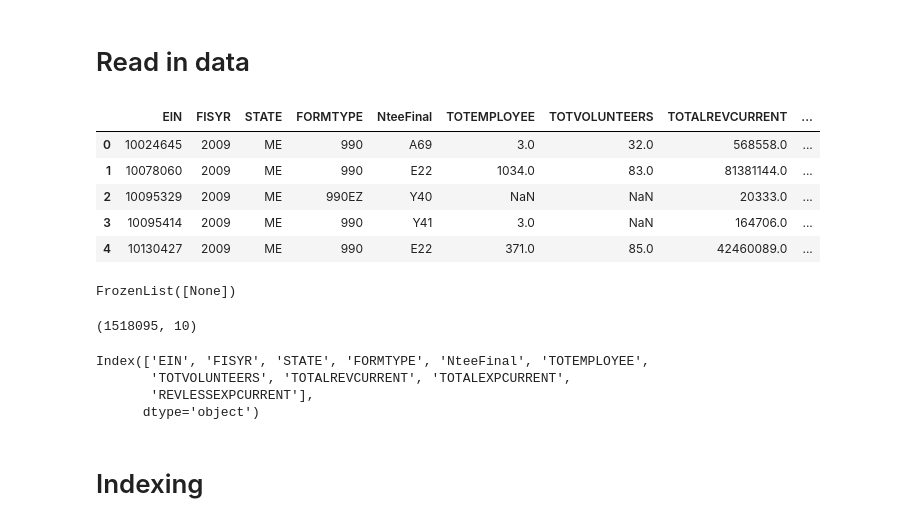
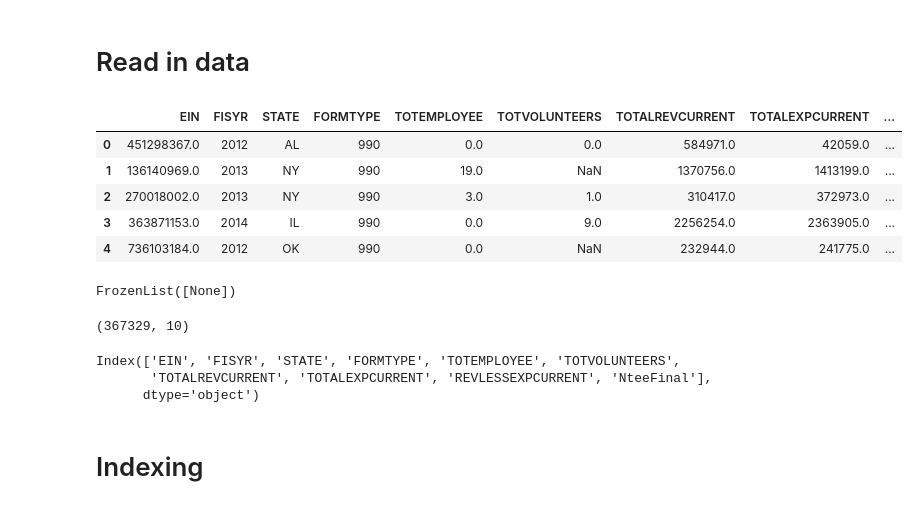
Before and after one commit to datakind/datadive-gates92y-proj3-form990, a Jupyter notebook: Operational Volatility Analysis-rev.ipynb, the cells around one changed output. Drawn from its saved outputs; the diff is of its cells as text; code cells hidden in the pictures.

```diff
--- a/Operational Volatility Analysis-rev.ipynb
+++ b/Operational Volatility Analysis-rev.ipynb
@@ -7,22 +7,22 @@ pd.set_option('display.max_columns', None)
 # %% [markdown]
 # Read in data
 # %%
-filesample = 'Sample_Program_Service_Data.csv'
+filesample = 'FinancialDataSampleSet2010to2015.csv'
 filefull = 'Full990Efile+Operational+Data+2009+to+2015.csv'
 
 #datasample = pd.read_csv(filesample, encoding='cp1252')
 
-datafull = pd.read_csv(filefull, encoding='cp1252',
+datafull = pd.read_csv(filesample, encoding='cp1252',
                        usecols=['EIN','STATE','FISYR','TOTALREVCURRENT','TOTALEXPCURRENT', 'FORMTYPE', 'NteeFinal',
                                'TOTEMPLOYEE', 'TOTVOLUNTEERS', 'REVLESSEXPCURRENT'])
 datafull.head()
 # %% [output]
-|  | EIN | FISYR | STATE | FORMTYPE | NteeFinal | TOTEMPLOYEE | TOTVOLUNTEERS | TOTALREVCURRENT | ... |
-| 0 | 10024645 | 2009 | ME | 990 | A69 | 3.0 | 32.0 | 568558.0 | ... |
-| 1 | 10078060 | 2009 | ME | 990 | E22 | 1034.0 | 83.0 | 81381144.0 | ... |
-| 2 | 10095329 | 2009 | ME | 990EZ | Y40 | NaN | NaN | 20333.0 | ... |
-| 3 | 10095414 | 2009 | ME | 990 | Y41 | 3.0 | NaN | 164706.0 | ... |
-| 4 | 10130427 | 2009 | ME | 990 | E22 | 371.0 | 85.0 | 42460089.0 | ... |
+|  | EIN | FISYR | STATE | FORMTYPE | TOTEMPLOYEE | TOTVOLUNTEERS | TOTALREVCURRENT | TOTALEXPCURRENT | ... |
+| 0 | 451298367.0 | 2012 | AL | 990 | 0.0 | 0.0 | 584971.0 | 42059.0 | ... |
+| 1 | 136140969.0 | 2013 | NY | 990 | 19.0 | NaN | 1370756.0 | 1413199.0 | ... |
+| 2 | 270018002.0 | 2013 | NY | 990 | 3.0 | 1.0 | 310417.0 | 372973.0 | ... |
+| 3 | 363871153.0 | 2014 | IL | 990 | 0.0 | 9.0 | 2256254.0 | 2363905.0 | ... |
+| 4 | 736103184.0 | 2012 | OK | 990 | 0.0 | NaN | 232944.0 | 241775.0 | ... |
 # %%
 datafull.index.names
 # %% [output]
@@ -30,13 +30,12 @@ FrozenList([None])
 # %%
 datafull.shape
 # %% [output]
-(1518095, 10)
+(367329, 10)
 # %%
 datafull.columns
 # %% [output]
-Index(['EIN', 'FISYR', 'STATE', 'FORMTYPE', 'NteeFinal', 'TOTEMPLOYEE',
-       'TOTVOLUNTEERS', 'TOTALREVCURRENT', 'TOTALEXPCURRENT',
-       'REVLESSEXPCURRENT'],
+Index(['EIN', 'FISYR', 'STATE', 'FORMTYPE', 'TOTEMPLOYEE', 'TOTVOLUNTEERS',
+       'TOTALREVCURRENT', 'TOTALEXPCURRENT', 'REVLESSEXPCURRENT', 'NteeFinal'],
       dtype='object')
 # %% [markdown]
 # Indexing
```
Also changed, not shown: parts of 6 cells of this notebook.
